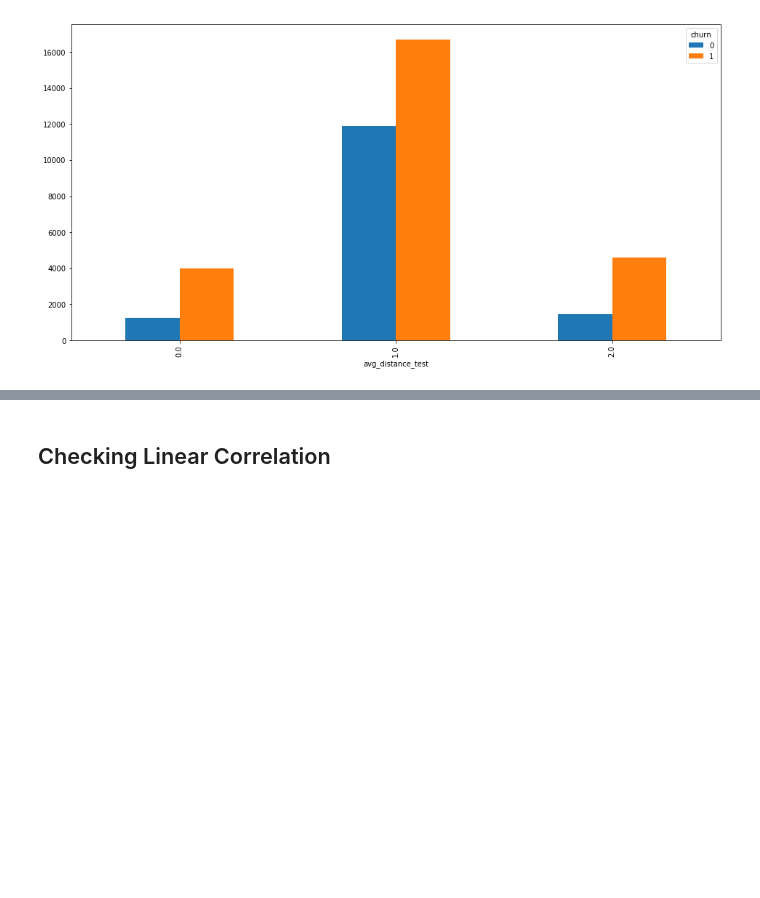
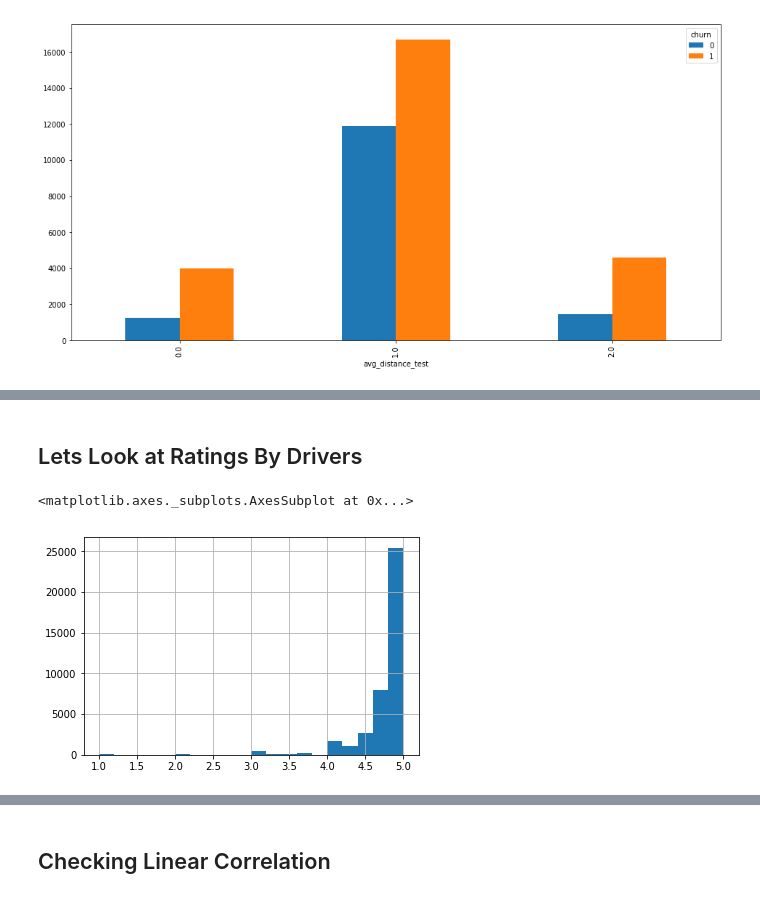
Before and after one commit to kuroodi/Churn_Analysis_Case_Study, a Jupyter notebook: eda/eda.ipynb, the cells around one changed output, grey strips where cells are left out. Saved outputs shown, nothing was run; the diff lists cells and outputs as text; code cells hidden in the pictures; blank space fills up the shorter version.

```diff
--- a/eda/eda.ipynb
+++ b/eda/eda.ipynb
@@ -227,0 +248,7 @@ churn_final = churn_final.drop(['avg_distance_test'], axis = 1)
+# %% [markdown]
+## Lets Look at Ratings By Drivers
+# %%
+churn_final['avg_rating_by_driver'].hist(bins=20)
+# %% [output]
+<matplotlib.axes._subplots.AxesSubplot at 0x...>
+[figure, added]
```
Also changed, not shown: parts of 8 cells of this notebook.
